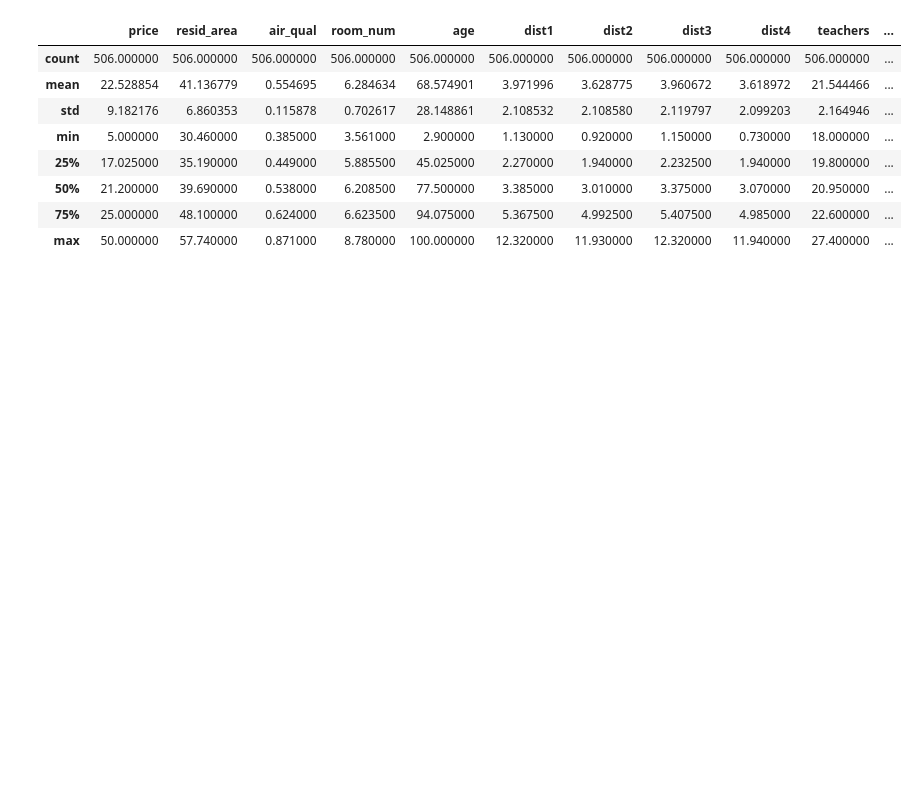
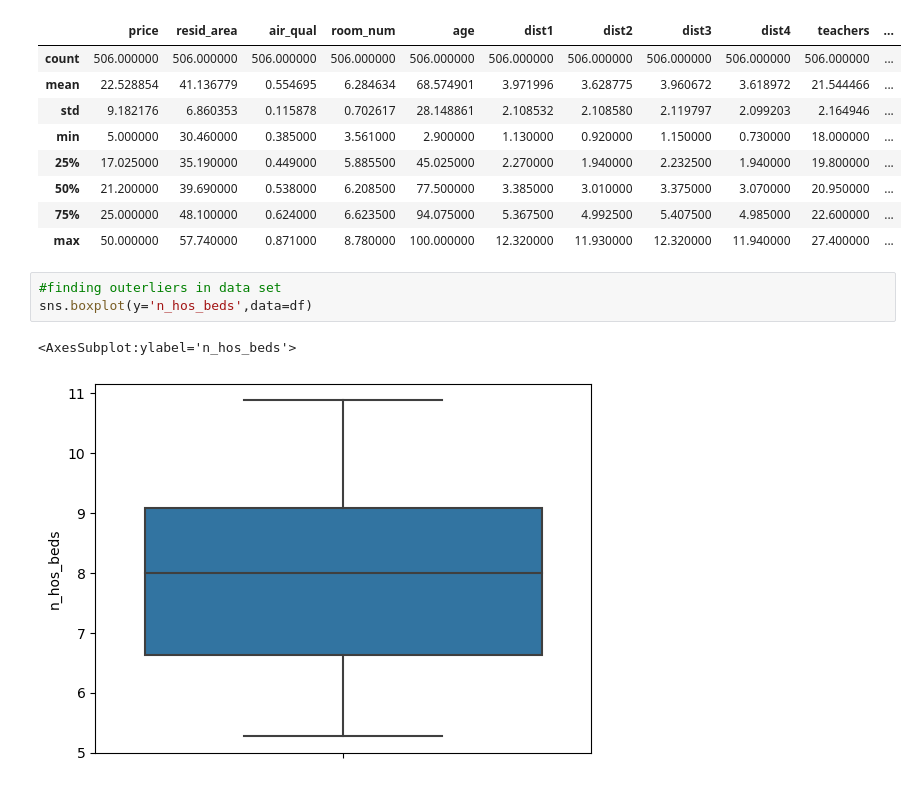
Before and after one commit to Joshi-kv/MachineLearning, a Jupyter notebook: HousePrice.ipynb, the cells around one changed output. Drawn from its saved outputs; the diff is of its cells as text; blank space fills up the shorter version.

Commit message:
finding outerliers in data set using visualization

```diff
--- a/HousePrice.ipynb
+++ b/HousePrice.ipynb
@@ -34,3 +34,9 @@ df.describe()
 | 50% | 21.200000 | 39.690000 | 0.538000 | 6.208500 | 77.500000 | 3.385000 | 3.010000 | 3.375000 | 3.070000 | 20.950000 | ... |
 | 75% | 25.000000 | 48.100000 | 0.624000 | 6.623500 | 94.075000 | 5.367500 | 4.992500 | 5.407500 | 4.985000 | 22.600000 | ... |
 | max | 50.000000 | 57.740000 | 0.871000 | 8.780000 | 100.000000 | 12.320000 | 11.930000 | 12.320000 | 11.940000 | 27.400000 | ... |
+# %%
+#finding outerliers in data set
+sns.boxplot(y='n_hos_beds',data=df)
+# %% [output]
+<AxesSubplot:ylabel='n_hos_beds'>
+[figure, added]
```
Also changed, not shown: parts of 5 cells of this notebook.
